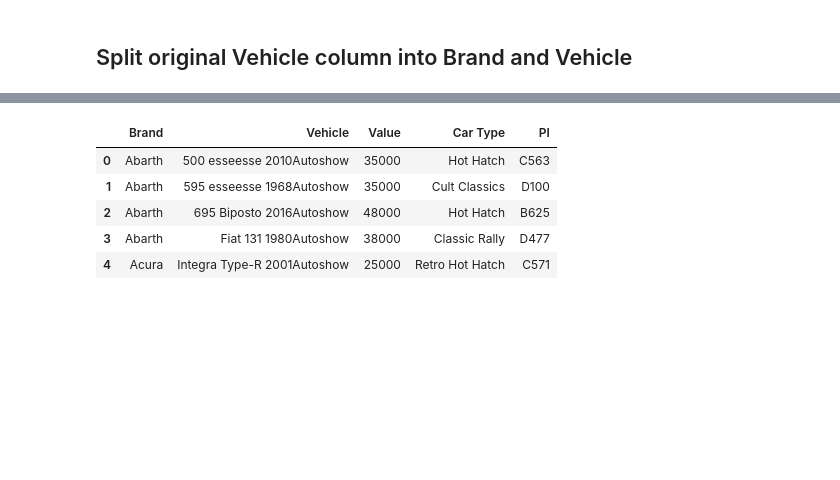
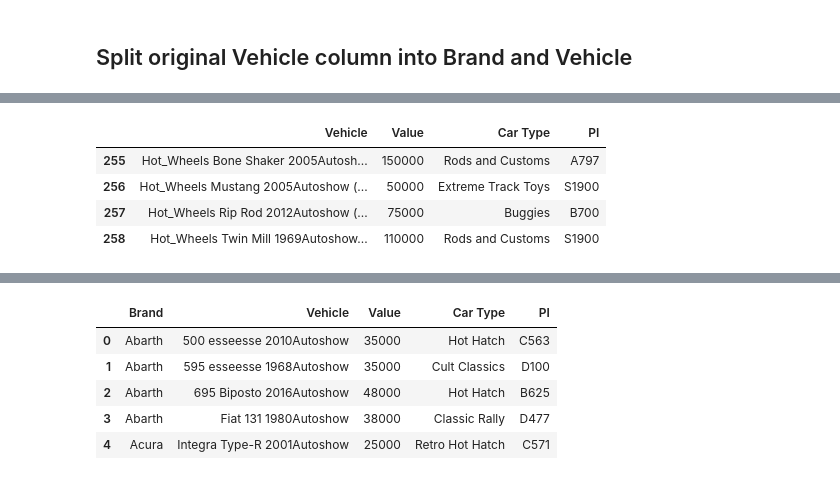
Before and after one commit to iaspidem/fh-cars-list, a Jupyter notebook: fh3-process.ipynb, the cells around one changed output, grey strips where cells are left out. Saved outputs shown, nothing was run; the diff lists cells and outputs as text; code cells hidden in the pictures; blank space fills up the shorter version.

```diff
--- a/fh3-process.ipynb
+++ b/fh3-process.ipynb
@@ -99,0 +139,9 @@ df_lite.head()
+# %%
+df_hw["Vehicle"] = df_hw["Vehicle"].str.replace(" ", "_", n=1)
+df_hw.head()
+# %% [output]
+|  | Vehicle | Value | Car Type | PI |
+| 255 | Hot_Wheels Bone Shaker 2005Autosh... | 150000 | Rods and Customs | A797 |
+| 256 | Hot_Wheels Mustang 2005Autoshow (... | 50000 | Extreme Track Toys | S1900 |
+| 257 | Hot_Wheels Rip Rod 2012Autoshow (... | 75000 | Buggies | B700 |
+| 258 | Hot_Wheels Twin Mill 1969Autoshow... | 110000 | Rods and Customs | S1900 |
```
Also changed, not shown: parts of 26 cells of this notebook.
